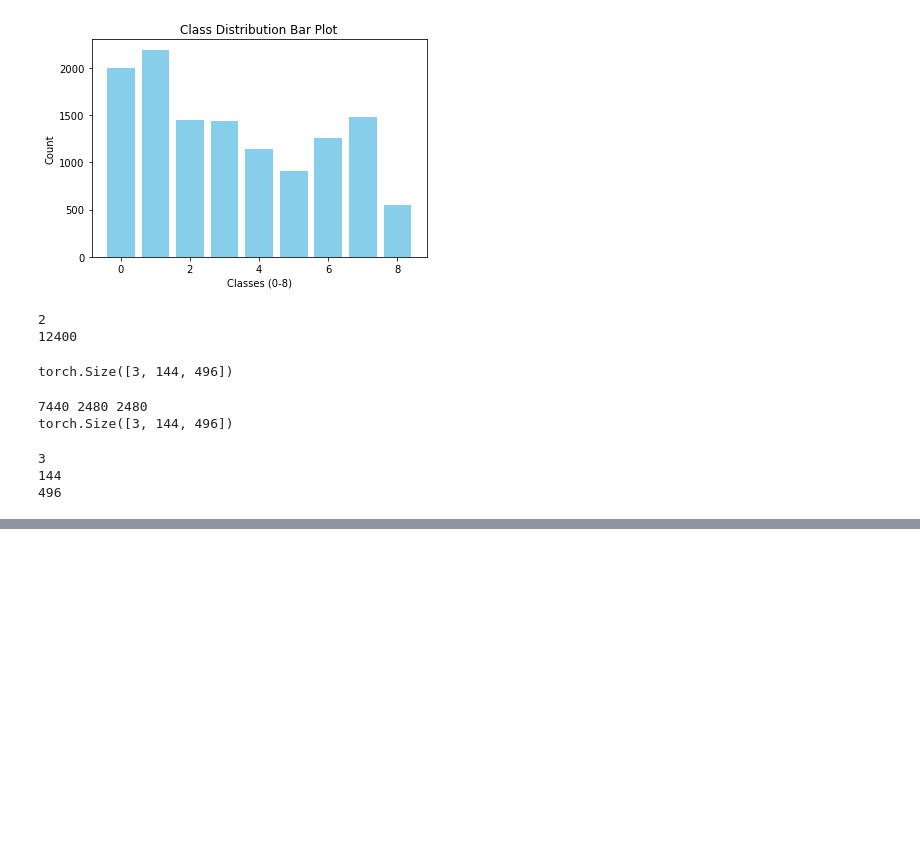
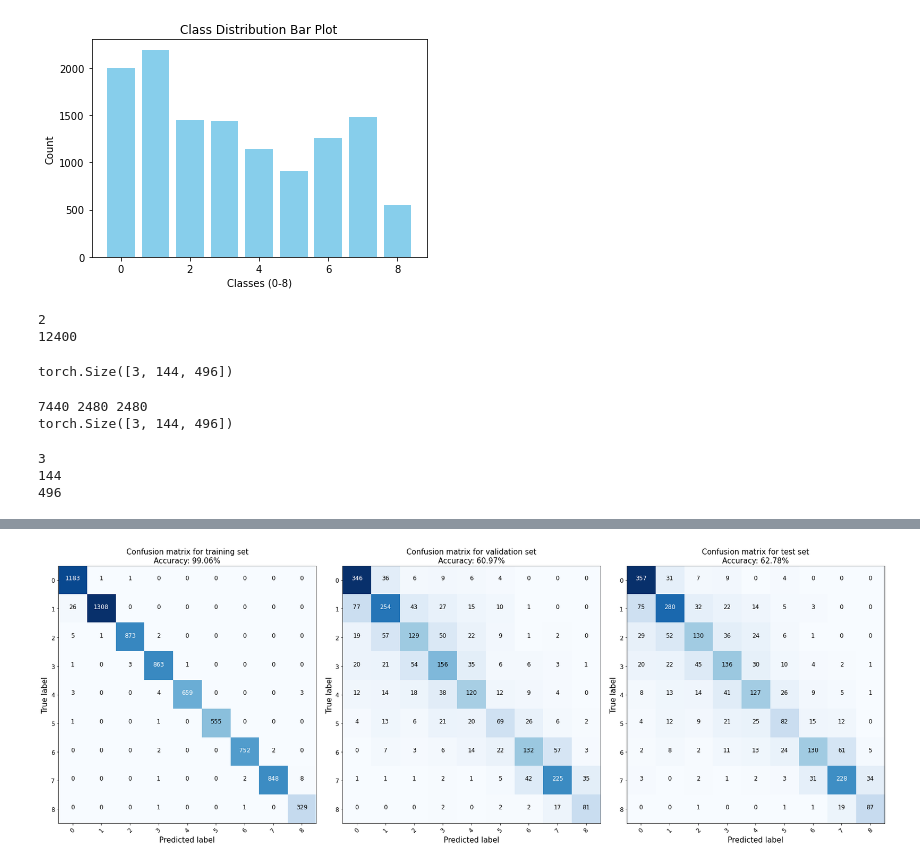
Before and after one commit to SpilmesterMurtin/Deep-Learning-Project---Determine-Lodging-Scores-Using-Convolutional-Neural-Neetwork, a Jupyter notebook: LoadAndMatch.ipynb, the cells around one changed output, grey strips where cells are left out. Cells and saved outputs as stored; diff of their text form; code cells hidden in the pictures; blank space fills up the shorter version.

```diff
--- a/LoadAndMatch.ipynb
+++ b/LoadAndMatch.ipynb
@@ -438,28 +440,15 @@ class NeuralNetwork(nn.Module):
         x = self.FC3(x)
         return x
 # %%
-%%capture output
+#%%capture output
 done=False
-learning_rates = [0.001, 0.00025,0.0005, 0.00075,0.0001]
-patience_values = [5, 10,100]
-weight_decay_values =[0,1e-3,1e-5]
-best_val_acc = 0.0
-best_hyperparameters = {}
+learning_rates = [0.001]
+patience_values = [8]
+weight_decay_values =[2e-4,9e-4]
+message = "Momentum_0.4x2"
 
 # Set the number of epochs
-num_epochs = 80
-totalAcc = 0
-
-trainAccList = []
-valAccList = []
-trainLossList = []
-valLossList = []
-
-# Variables for early stopping
-best_val_accuracy = 0.0
-patience = 100  # Number of epochs to wait for improvement
-counter = 0  # Counter for consecutive epochs without improvement
-
+num_epochs = 100
 
 # Training loop + tuning
 for learning_rate in learning_rates:
@@ -473,7 +462,7 @@ for learning_rate in learning_rates:
             # Define the optimizer
             criterion = nn.CrossEntropyLoss(label_smoothing=0.2).to(device)
             optimizer = optim.Adam(net.parameters(), lr=learning_rate, weight_decay=weight_decay)
-            scheduler = ReduceLROnPlateau(optimizer, 'min', patience=patience, verbose=True)
+            scheduler = ReduceLROnPlateau(optimizer, 'min', patience=patience, verbose=True, factor=0.5)
 
             trainAccList = []
             valAccList = []
@@ -508,6 +497,8 @@ for learning_rate in learning_rates:
 
                     # Print statistics
                     running_loss += loss.item()
+                    del(inputs)
+                    del(labels)
 
                 for i, data in enumerate(valDataloader, 0):
                     net.eval()
@@ -524,6 +515,8 @@ for learning_rate in learning_rates:
 
                     # Print statistics
                     val_running_loss += loss.item()
+                    del(inputs)
+                    del(labels)
 
                 scheduler.step(val_running_loss)
 
@@ -539,13 +532,23 @@ for learning_rate in learning_rates:
                 val_totalAcc = 0.0
                 current_learning_rate = optimizer.param_groups[0]['lr']
                 # Break if totalAcc is above 0.95
-                if trainAccList[epoch] > 0.85 or current_learning_rate < 1e-6:
+                if trainAccList[epoch] > 0.99.9 or current_learning_rate < 1e-6:
                     print("Training accuracy reached above 0.95 or learning rate below 1e-6. Stopping training.")
                     break
+            cm1, acc1 = df.create_confusion_matrix(trainDataloader, net, device=device)
+            title1 = 'Confusion matrix for training set'
 
+            cm2, acc2 = df.create_confusion_matrix(valDataloader, net, device=device)
+            title2 = 'Confusion matrix for validation set'
+
+            cm3, acc3 = df.create_confusion_matrix(testDataloader, net, device=device)
+            title3 = 'Confusion matrix for test set'
+
+            df.plot_3_confusion_matrices(cm1, cm2, cm3, acc1, acc2, acc3, num_classes, title1, title2, title3)
             print('Finished training')
-            df.save_training_data_to_file(df.transfer_to_cpu([learning_rate,weight_decay,patience]),df.transfer_to_cpu(trainLossList)
+            df.save_training_data_to_file(df.transfer_to_cpu([learning_rate,weight_decay,patience,message]),df.transfer_to_cpu(trainLossList)
                                   ,df.transfer_to_cpu(trainAccList),df.transfer_to_cpu(valLossList)
                                   ,df.transfer_to_cpu(valAccList))
 print("Best Hyperparameters:", best_hyperparameters)
 done=True
+# %% [output]
@@ -551,0 +572 @@ done=True
+[figure, added]
```
Also changed, not shown: parts of 5 cells of this notebook, 2 other files.
